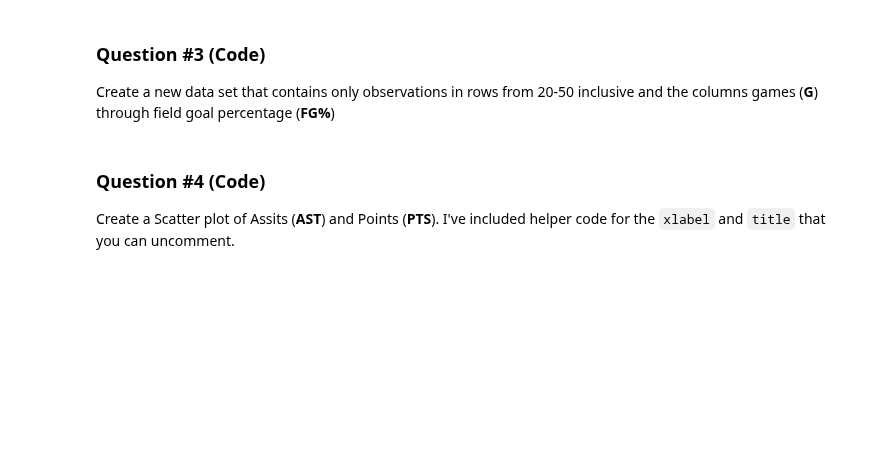
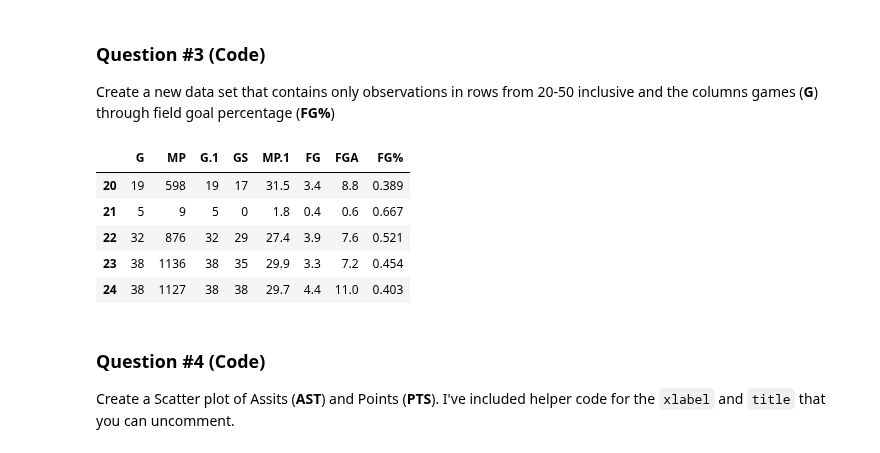
Before and after one commit to pharringtonp19/business-analytics, a Jupyter notebook: homeworks/HW2_solutions.ipynb, the cells around one changed output. Saved outputs shown, nothing was run; the diff lists cells and outputs as text; code cells hidden in the pictures; blank space fills up the shorter version.

```diff
--- a/homeworks/HW2_solutions.ipynb
+++ b/homeworks/HW2_solutions.ipynb
@@ -66,6 +60,16 @@ plt.show()
 ### Question #3 (**Code**)
 
 Create a new data set that contains only observations in rows from 20-50 inclusive and the columns games (**G**) through field goal percentage (**FG%**)
+# %%
+new_df = df.loc[20:50, 'G':'FG%']
+new_df.head()
+# %% [output]
+|  | G | MP | G.1 | GS | MP.1 | FG | FGA | FG% |
+| 20 | 19 | 598 | 19 | 17 | 31.5 | 3.4 | 8.8 | 0.389 |
+| 21 | 5 | 9 | 5 | 0 | 1.8 | 0.4 | 0.6 | 0.667 |
+| 22 | 32 | 876 | 32 | 29 | 27.4 | 3.9 | 7.6 | 0.521 |
+| 23 | 38 | 1136 | 38 | 35 | 29.9 | 3.3 | 7.2 | 0.454 |
+| 24 | 38 | 1127 | 38 | 38 | 29.7 | 4.4 | 11.0 | 0.403 |
 # %% [markdown]
 ### Question #4 (**Code**)
 
```
Also changed, not shown: parts of 6 cells of this notebook.
